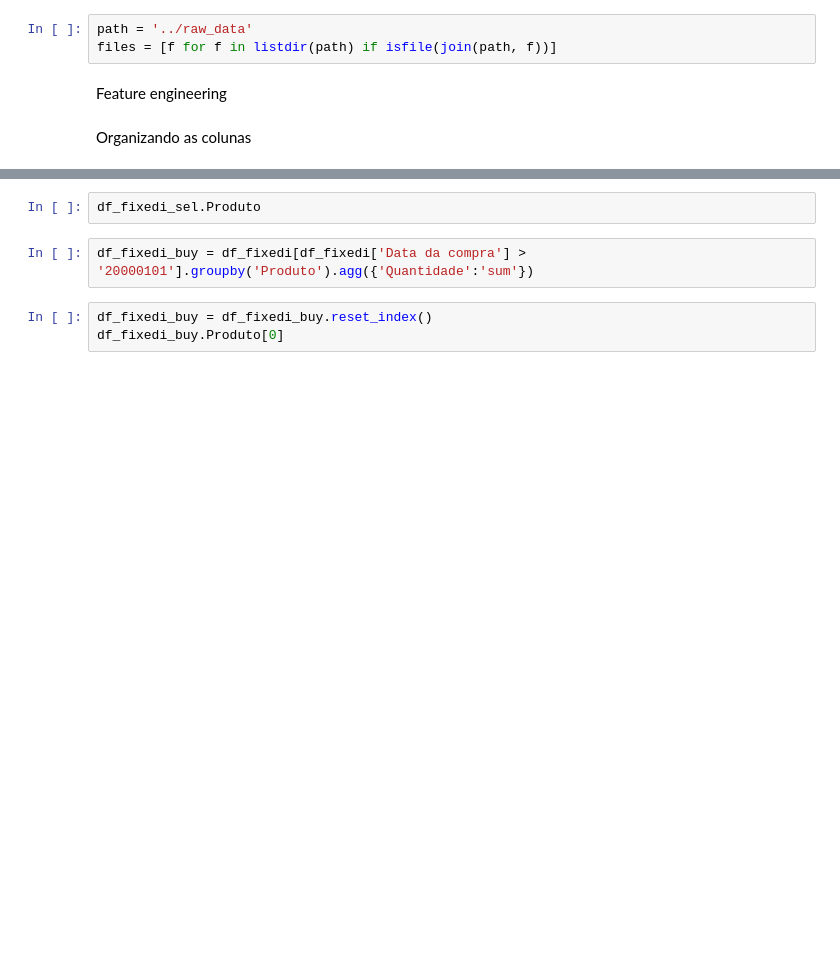
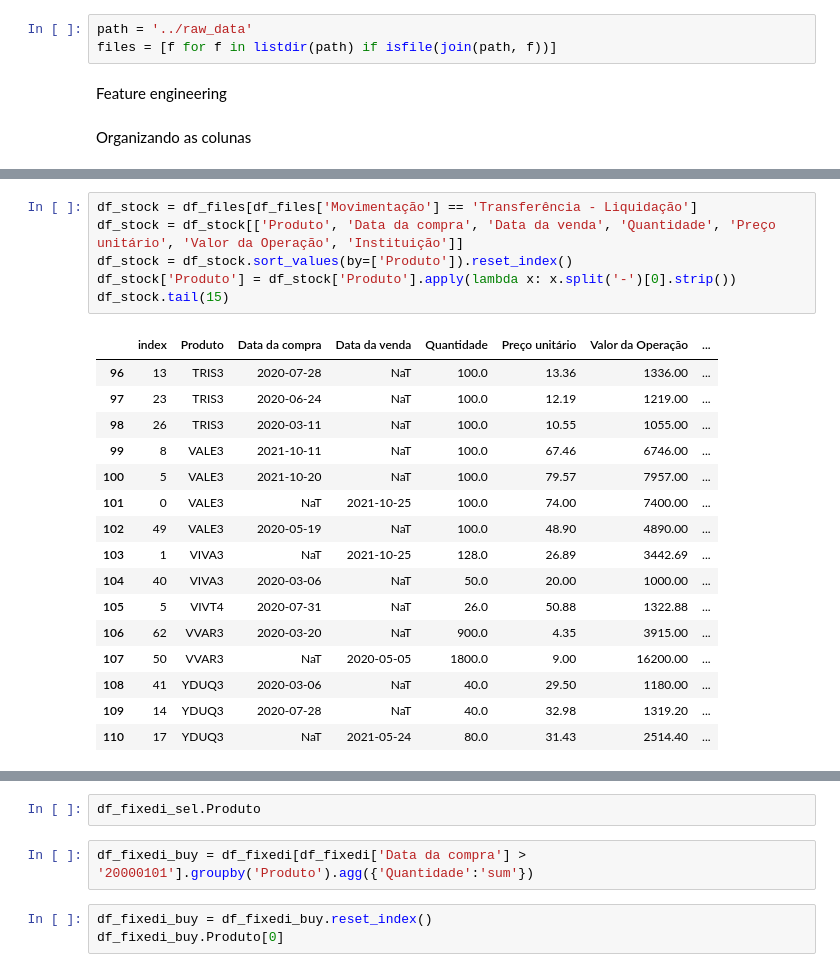
Before and after one commit to thamirisbrandao/b3_imposto_renda, a Jupyter notebook: notebooks/creating_spreadsheet.ipynb, the cells around one changed output, grey strips where cells are left out. Cells and saved outputs as stored; diff of their text form; blank space fills up the shorter version.

```diff
--- a/notebooks/creating_spreadsheet.ipynb
+++ b/notebooks/creating_spreadsheet.ipynb
@@ -151,0 +135,23 @@ te
+# %%
+df_stock = df_files[df_files['Movimentação'] == 'Transferência - Liquidação']
+df_stock = df_stock[['Produto', 'Data da compra', 'Data da venda', 'Quantidade', 'Preço unitário', 'Valor da Operação', 'Instituição']]
+df_stock = df_stock.sort_values(by=['Produto']).reset_index()
+df_stock['Produto'] = df_stock['Produto'].apply(lambda x: x.split('-')[0].strip())
+df_stock.tail(15)
+# %% [output]
+|  | index | Produto | Data da compra | Data da venda | Quantidade | Preço unitário | Valor da Operação | ... |
+| 96 | 13 | TRIS3 | 2020-07-28 | NaT | 100.0 | 13.36 | 1336.00 | ... |
+| 97 | 23 | TRIS3 | 2020-06-24 | NaT | 100.0 | 12.19 | 1219.00 | ... |
+| 98 | 26 | TRIS3 | 2020-03-11 | NaT | 100.0 | 10.55 | 1055.00 | ... |
+| 99 | 8 | VALE3 | 2021-10-11 | NaT | 100.0 | 67.46 | 6746.00 | ... |
+| 100 | 5 | VALE3 | 2021-10-20 | NaT | 100.0 | 79.57 | 7957.00 | ... |
+| 101 | 0 | VALE3 | NaT | 2021-10-25 | 100.0 | 74.00 | 7400.00 | ... |
+| 102 | 49 | VALE3 | 2020-05-19 | NaT | 100.0 | 48.90 | 4890.00 | ... |
+| 103 | 1 | VIVA3 | NaT | 2021-10-25 | 128.0 | 26.89 | 3442.69 | ... |
+| 104 | 40 | VIVA3 | 2020-03-06 | NaT | 50.0 | 20.00 | 1000.00 | ... |
+| 105 | 5 | VIVT4 | 2020-07-31 | NaT | 26.0 | 50.88 | 1322.88 | ... |
+| 106 | 62 | VVAR3 | 2020-03-20 | NaT | 900.0 | 4.35 | 3915.00 | ... |
+| 107 | 50 | VVAR3 | NaT | 2020-05-05 | 1800.0 | 9.00 | 16200.00 | ... |
+| 108 | 41 | YDUQ3 | 2020-03-06 | NaT | 40.0 | 29.50 | 1180.00 | ... |
+| 109 | 14 | YDUQ3 | 2020-07-28 | NaT | 40.0 | 32.98 | 1319.20 | ... |
+| 110 | 17 | YDUQ3 | NaT | 2021-05-24 | 80.0 | 31.43 | 2514.40 | ... |
```
Also changed, not shown: parts of 32 cells of this notebook.
